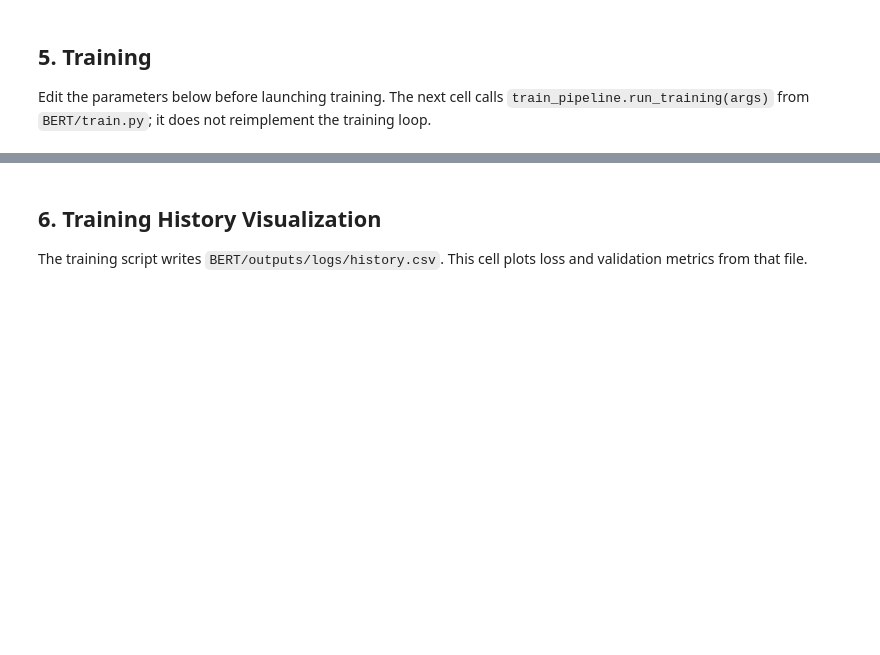
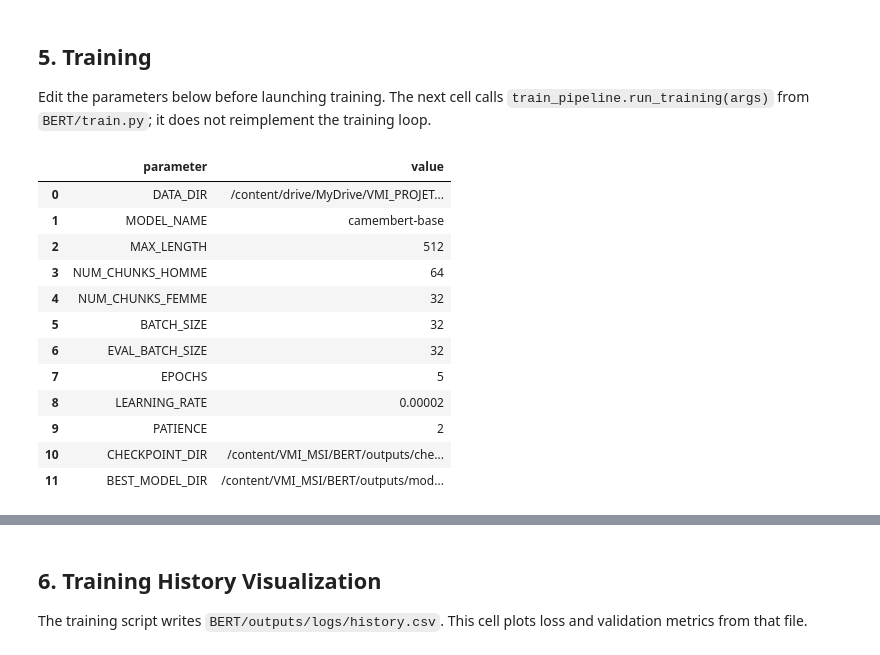
Before and after one commit to zamaS24/VMI_MSI, a Jupyter notebook: BERT/example.ipynb, the cells around one changed output, grey strips where cells are left out. Saved outputs shown, nothing was run; the diff lists cells and outputs as text; code cells hidden in the pictures; blank space fills up the shorter version.

```diff
--- a/BERT/example.ipynb
+++ b/BERT/example.ipynb
@@ -256,43 +306,57 @@ Edit the parameters below before launching training. The next cell calls `train_
 DATA_DIR = paths.data_dir
 MODEL_NAME = model_defaults.model_name
 MAX_LENGTH = model_defaults.max_length
-NUM_CHUNKS_HOMME = model_defaults.num_chunks_homme
-NUM_CHUNKS_FEMME = model_defaults.num_chunks_femme
-BATCH_SIZE = train_defaults.batch_size
-EVAL_BATCH_SIZE = train_defaults.eval_batch_size
-EPOCHS = train_defaults.epochs
+NUM_CHUNKS_HOMME = 64
+NUM_CHUNKS_FEMME = 32
+BATCH_SIZE = 32
+EVAL_BATCH_SIZE = 32
+EPOCHS = 5
 LEARNING_RATE = train_defaults.learning_rate
 WEIGHT_DECAY = train_defaults.weight_decay
 WARMUP_RATIO = train_defaults.warmup_ratio
 MAX_GRAD_NORM = train_defaults.max_grad_norm
 PATIENCE = train_defaults.patience
 NUM_WORKERS = train_defaults.num_workers
 SEED = train_defaults.seed
 NO_AMP = False
 
 CHECKPOINT_DIR = paths.checkpoint_dir
 BEST_MODEL_DIR = paths.best_model_dir
 LOG_DIR = paths.log_dir
 ARTIFACT_DIR = paths.artifact_dir
 
 training_config = pd.DataFrame(
     [
         ("DATA_DIR", DATA_DIR),
         ("MODEL_NAME", MODEL_NAME),
         ("MAX_LENGTH", MAX_LENGTH),
         ("NUM_CHUNKS_HOMME", NUM_CHUNKS_HOMME),
         ("NUM_CHUNKS_FEMME", NUM_CHUNKS_FEMME),
         ("BATCH_SIZE", BATCH_SIZE),
         ("EVAL_BATCH_SIZE", EVAL_BATCH_SIZE),
         ("EPOCHS", EPOCHS),
         ("LEARNING_RATE", LEARNING_RATE),
         ("PATIENCE", PATIENCE),
         ("CHECKPOINT_DIR", CHECKPOINT_DIR),
         ("BEST_MODEL_DIR", BEST_MODEL_DIR),
     ],
     columns=["parameter", "value"],
 )
 display(training_config)
+# %% [output]
+|  | parameter | value |
+| 0 | DATA_DIR | /content/drive/MyDrive/VMI_PROJET... |
+| 1 | MODEL_NAME | camembert-base |
+| 2 | MAX_LENGTH | 512 |
+| 3 | NUM_CHUNKS_HOMME | 64 |
+| 4 | NUM_CHUNKS_FEMME | 32 |
+| 5 | BATCH_SIZE | 32 |
+| 6 | EVAL_BATCH_SIZE | 32 |
+| 7 | EPOCHS | 5 |
+| 8 | LEARNING_RATE | 0.00002 |
+| 9 | PATIENCE | 2 |
+| 10 | CHECKPOINT_DIR | /content/VMI_MSI/BERT/outputs/che... |
+| 11 | BEST_MODEL_DIR | /content/VMI_MSI/BERT/outputs/mod... |
 # %%
 training_args = Namespace(
     data_dir=Path(DATA_DIR),
```
Also changed, not shown: parts of 13 cells of this notebook.
